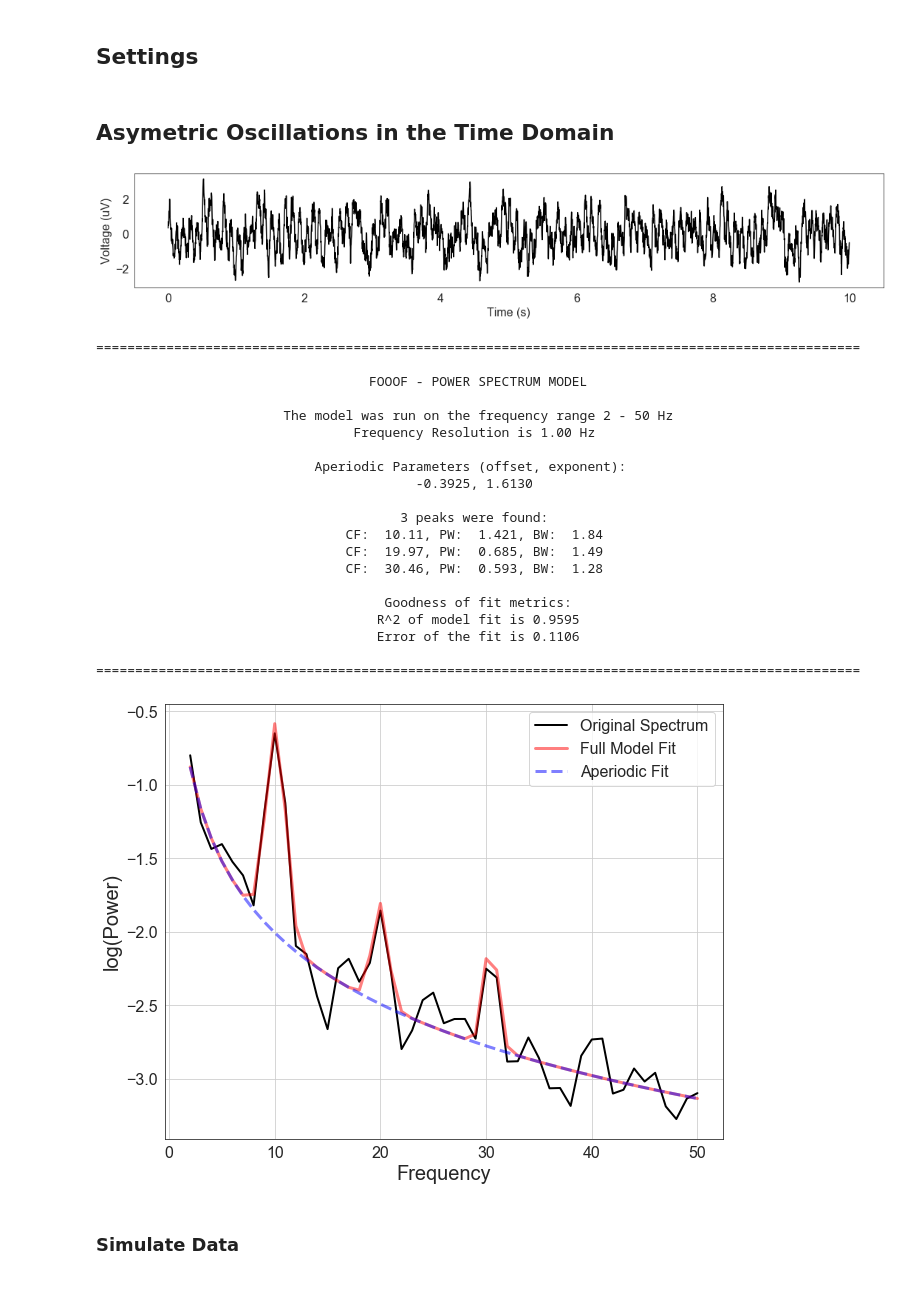
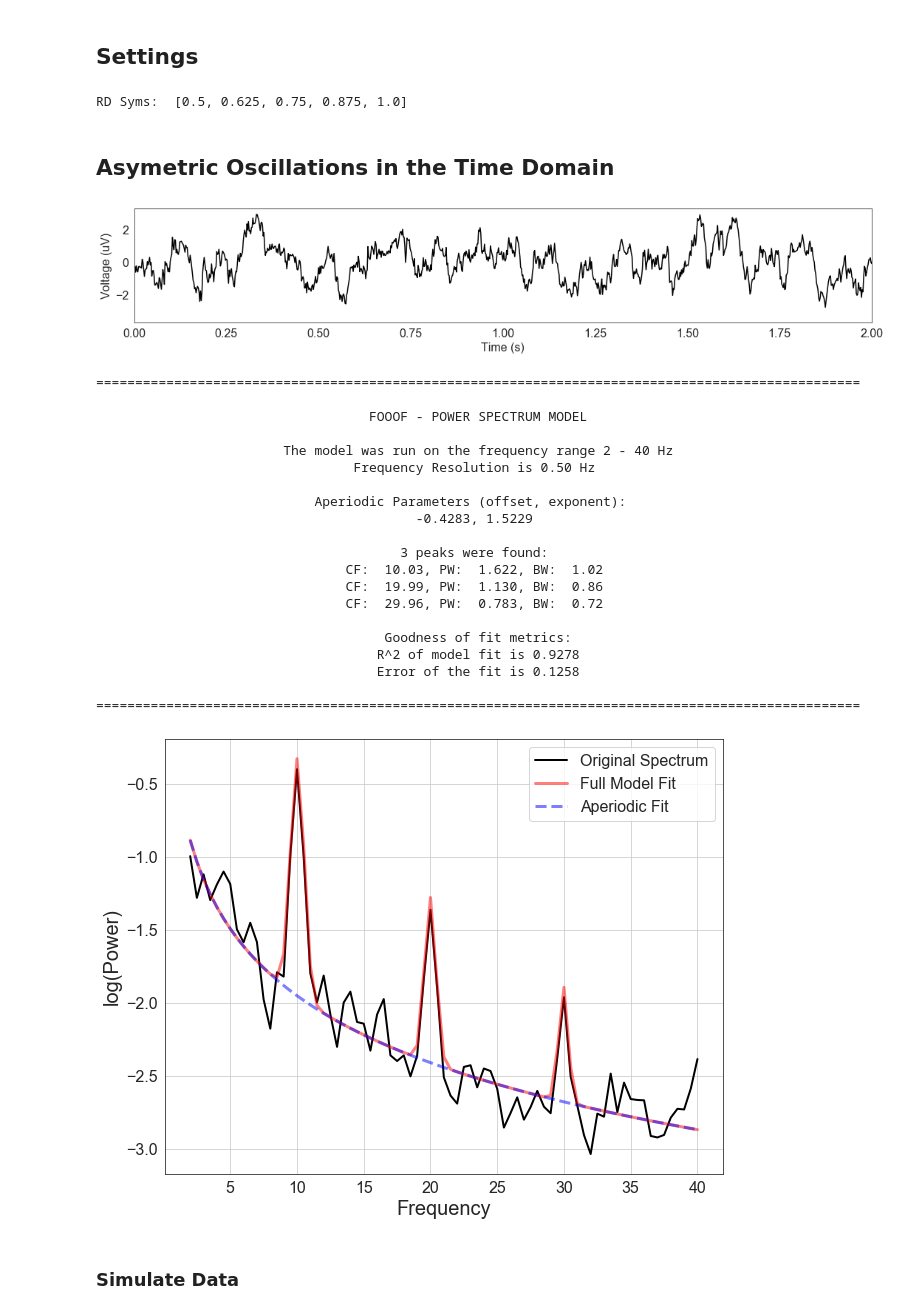
Before and after one commit to TomDonoghue/SIMparam, a Jupyter notebook: notebooks/05-ModelViolations-PeriodicI.ipynb, the cells around one changed output. Saved outputs shown, nothing was run; the diff lists cells and outputs as text; code cells hidden in the pictures.

```diff
--- a/notebooks/05-ModelViolations-PeriodicI.ipynb
+++ b/notebooks/05-ModelViolations-PeriodicI.ipynb
@@ -77,0 +75,5 @@ EXP_OPTS = [-val for val in EXP_OPTS]
+# %%
+# Check the conditions to simulate across: rise-decay symmetry values
+print('RD Syms: ', RDSYMS)
+# %% [output]
+RD Syms:  [0.5, 0.625, 0.75, 0.875, 1.0]
@@ -79,16 +84,16 @@ EXP_OPTS = [-val for val in EXP_OPTS]
 ## Asymetric Oscillations in the Time Domain
 # %%
 # Simulation settings
-sims = {'sim_oscillation' : {'freq' : 10, 'cycle' : 'asine', 'rdsym' : 0.3},
+sims = {'sim_oscillation' : {'freq' : 10, 'cycle' : 'asine', 'rdsym' : 0.75},
         'sim_powerlaw' : {'exponent' : -1.5, 'f_range' : (1, None)}}
 ex_comp_var = [0.5, 1]
 # %%
 # Simulate the time series
-sig = sim.sim_combined(N_SECONDS, FS, sims, ex_comp_var)
+sig = sim_combined(N_SECONDS, FS, sims, ex_comp_var)
 # %%
 # Check out our simulated time series
-plts.plot_time_series(create_times(N_SECONDS, FS), sig)
+plot_time_series(create_times(N_SECONDS, FS), sig, xlim=[0, 2])#, save_fig=SAVE_FIG)
 # %% [output]
-[figure, old version]
+[figure, new version]
 # %%
 # Compute the power spectrum
@@ -99,28 +101,28 @@ n_freqs = len(freqs)
 # %%
 # Fit a FOOOF model
 fm = FOOOF(min_peak_height=0.5, verbose=False)
-fm.report(freqs, pows, fooof_fit_range)
+fm.report(freqs, pows, [2, 40])
 # %% [output]
 ==================================================================================================
 
                                    FOOOF - POWER SPECTRUM MODEL
 
-                        The model was run on the frequency range 2 - 50 Hz
-                                 Frequency Resolution is 1.00 Hz
+                        The model was run on the frequency range 2 - 40 Hz
+                                 Frequency Resolution is 0.50 Hz
 
                             Aperiodic Parameters (offset, exponent):
-                                         -0.3925, 1.6130
+                                         -0.4283, 1.5229
 
                                        3 peaks were found:
-                                CF:  10.11, PW:  1.421, BW:  1.84
-                                CF:  19.97, PW:  0.685, BW:  1.49
-                                CF:  30.46, PW:  0.593, BW:  1.28
+                                CF:  10.03, PW:  1.622, BW:  1.02
+                                CF:  19.99, PW:  1.130, BW:  0.86
+                                CF:  29.96, PW:  0.783, BW:  0.72
 
                                      Goodness of fit metrics:
-                                    R^2 of model fit is 0.9595
-                                    Error of the fit is 0.1106
+                                    R^2 of model fit is 0.9278
+                                    Error of the fit is 0.1258
 
 ==================================================================================================
-[figure, old version]
+[figure, new version]
 # %% [markdown]
 ### Simulate Data
```
Also changed, not shown: parts of 26 cells of this notebook, 2 other files.
